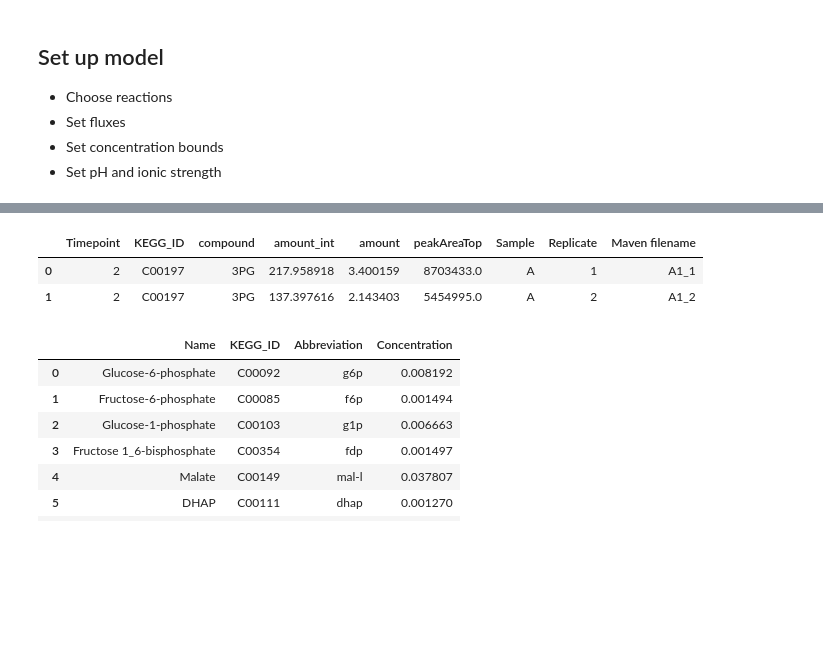
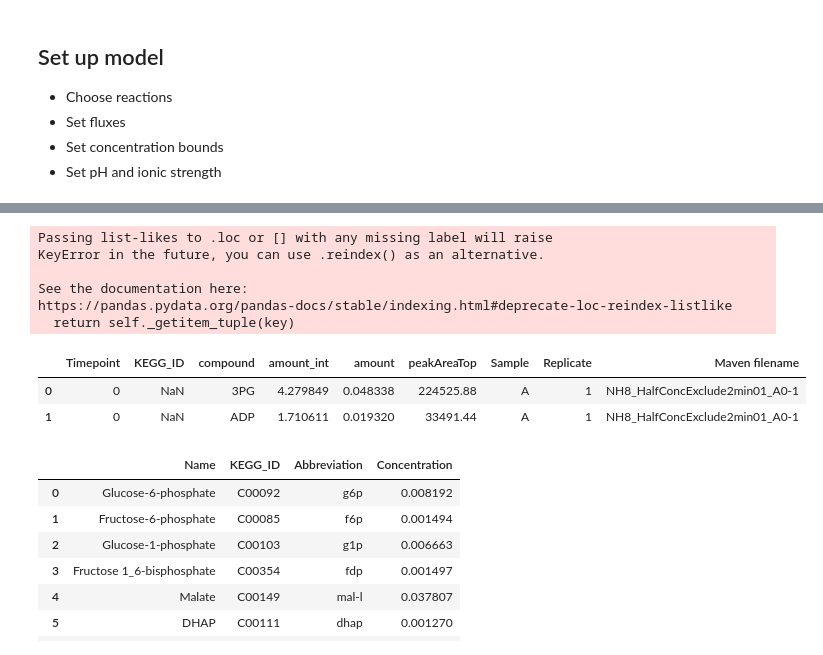
Before and after one commit to satyakamdash/Ctherm_thermo, a Jupyter notebook: Check_data_feasibility_avg_OD_3_9_19.ipynb, the cells around one changed output, grey strips where cells are left out. Cells and saved outputs as stored; diff of their text form; code cells hidden in the pictures; blank space fills up the shorter version.

```diff
--- a/Check_data_feasibility_avg_OD_3_9_19.ipynb
+++ b/Check_data_feasibility_avg_OD_3_9_19.ipynb
@@ -83,13 +83,19 @@ for f in range(len(fluxSet)):
 # %%
 #Import metabolite data from excel file
 Met_bound = pd.read_excel('cth_thermo_model_DO_SD9.xlsx', sheet_name = 'metabolite_bounds')
-Alldata = pd.read_excel('./metabolite_data/lt_dataset2_quantified.xlsx')
+Alldata = pd.read_excel('./metabolite_data/lt_dataset1_quantified.xlsx')
 Met_data = Alldata.loc[Alldata['Replicate'] != 0, ['Timepoint', 'KEGG_ID', 'compound','amount_int','amount','peakAreaTop', 'Sample','Replicate','Maven filename']]
 Met_data[:2]
 # %% [output]
+Passing list-likes to .loc or [] with any missing label will raise
+KeyError in the future, you can use .reindex() as an alternative.
+
+See the documentation here:
+https://pandas.pydata.org/pandas-docs/stable/indexing.html#deprecate-loc-reindex-listlike
+  return self._getitem_tuple(key)
 |  | Timepoint | KEGG_ID | compound | amount_int | amount | peakAreaTop | Sample | Replicate | Maven filename |
-| 0 | 2 | C00197 | 3PG | 217.958918 | 3.400159 | 8703433.0 | A | 1 | A1_1 |
-| 1 | 2 | C00197 | 3PG | 137.397616 | 2.143403 | 5454995.0 | A | 2 | A1_2 |
+| 0 | 0 | NaN | 3PG | 4.279849 | 0.048338 | 224525.88 | A | 1 | NH8_HalfConcExclude2min01_A0-1 |
+| 1 | 0 | NaN | ADP | 1.710611 | 0.019320 | 33491.44 | A | 1 | NH8_HalfConcExclude2min01_A0-1 |
 # %%
 Met_data_WT = pd.read_excel('cth_thermo_model_DO_SD9.xlsx', sheet_name = 'WT_data')
 Met_data_WT
```
Also changed, not shown: 25 other files.
